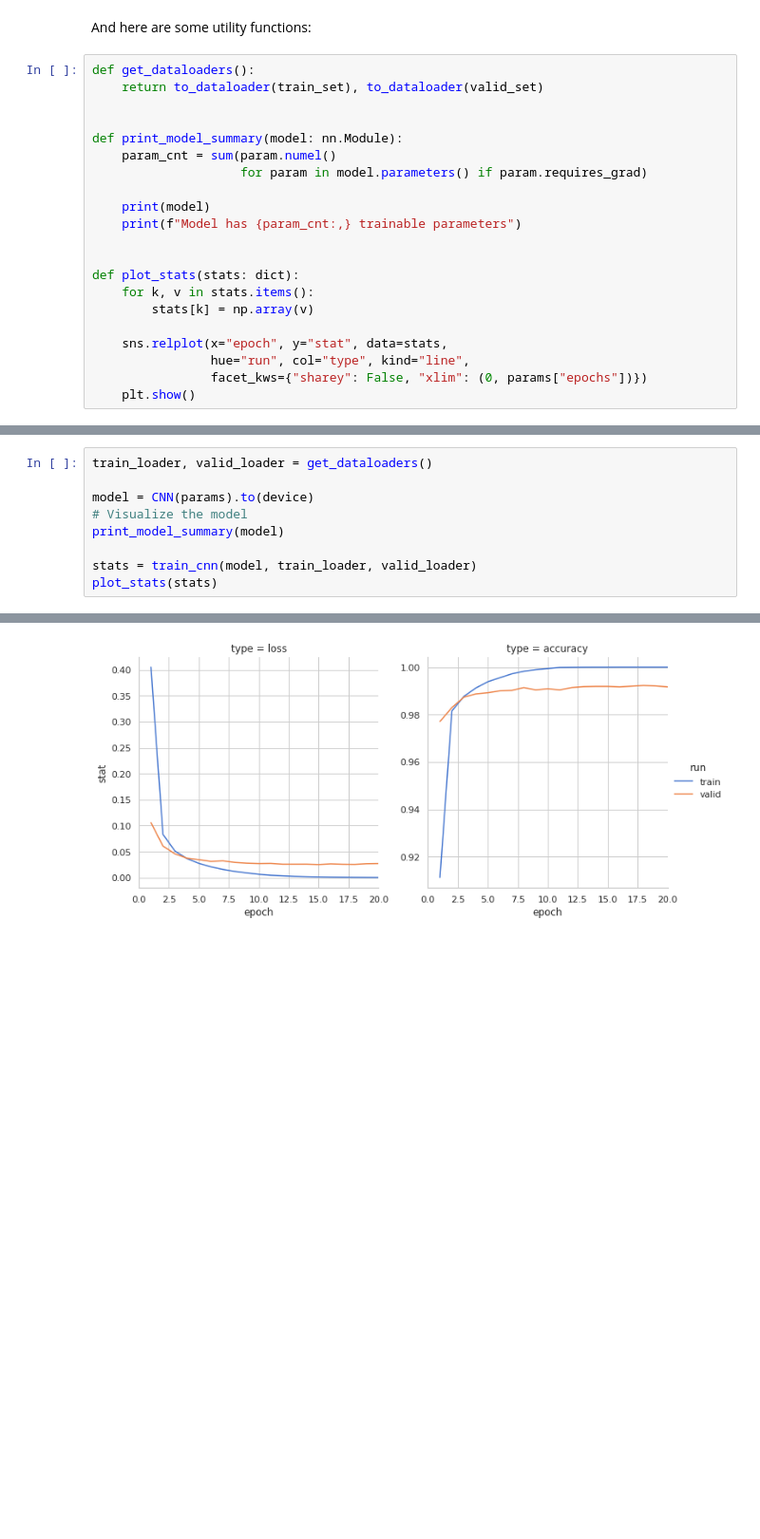
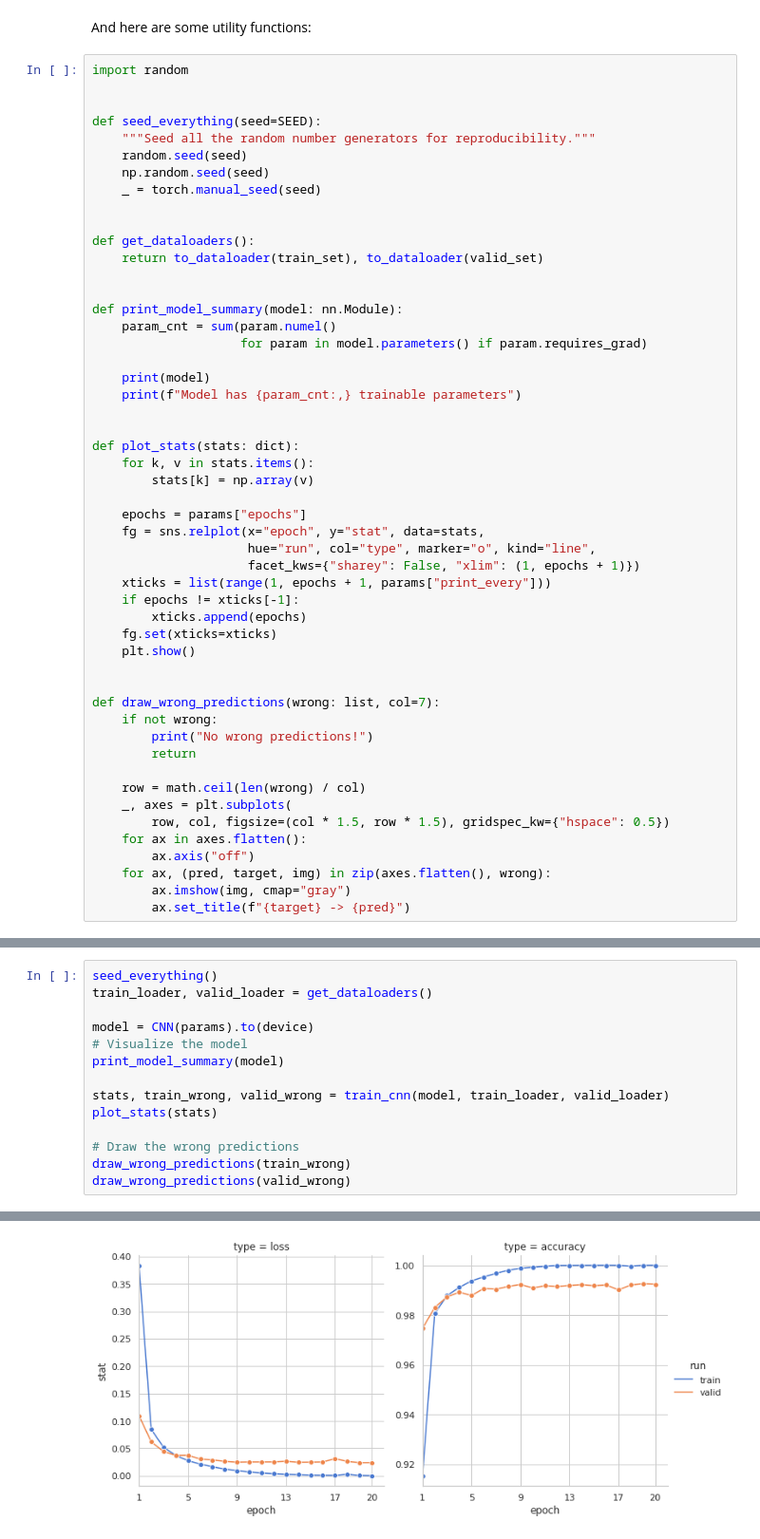
Before and after one commit to seoklab/ldld, a Jupyter notebook: notebooks/2-cnn.ipynb, the cells around one changed output, grey strips where cells are left out. Shown at 95% size. Saved outputs shown, nothing was run; the diff lists cells and outputs as text; blank space fills up the shorter version.

```diff
--- a/notebooks/2-cnn.ipynb
+++ b/notebooks/2-cnn.ipynb
@@ -360,6 +375,16 @@ def train_cnn(model: nn.Module,
 # %% [markdown]
 And here are some utility functions:
 # %%
+import random
+
+
+def seed_everything(seed=SEED):
+    """Seed all the random number generators for reproducibility."""
+    random.seed(seed)
+    np.random.seed(seed)
+    _ = torch.manual_seed(seed)
+
+
 def get_dataloaders():
     return to_dataloader(train_set), to_dataloader(valid_set)
 
@@ -376,10 +401,30 @@ def plot_stats(stats: dict):
     for k, v in stats.items():
         stats[k] = np.array(v)
 
-    sns.relplot(x="epoch", y="stat", data=stats,
-                hue="run", col="type", kind="line",
-                facet_kws={"sharey": False, "xlim": (0, params["epochs"])})
+    epochs = params["epochs"]
+    fg = sns.relplot(x="epoch", y="stat", data=stats,
+                     hue="run", col="type", marker="o", kind="line",
+                     facet_kws={"sharey": False, "xlim": (1, epochs + 1)})
+    xticks = list(range(1, epochs + 1, params["print_every"]))
+    if epochs != xticks[-1]:
+        xticks.append(epochs)
+    fg.set(xticks=xticks)
     plt.show()
+
+
+def draw_wrong_predictions(wrong: list, col=7):
+    if not wrong:
+        print("No wrong predictions!")
+        return
+
+    row = math.ceil(len(wrong) / col)
+    _, axes = plt.subplots(
+        row, col, figsize=(col * 1.5, row * 1.5), gridspec_kw={"hspace": 0.5})
+    for ax in axes.flatten():
+        ax.axis("off")
+    for ax, (pred, target, img) in zip(axes.flatten(), wrong):
+        ax.imshow(img, cmap="gray")
+        ax.set_title(f"{target} -> {pred}")
 # %% [markdown]
 ### Model training and hyperparameter optimization
 
@@ -390,12 +436,17 @@ found. Good luck!
 # %%
+seed_everything()
 train_loader, valid_loader = get_dataloaders()
 
 model = CNN(params).to(device)
 # Visualize the model
 print_model_summary(model)
 
-stats = train_cnn(model, train_loader, valid_loader)
+stats, train_wrong, valid_wrong = train_cnn(model, train_loader, valid_loader)
 plot_stats(stats)
+
+# Draw the wrong predictions
+draw_wrong_predictions(train_wrong)
+draw_wrong_predictions(valid_wrong)
 # %% [output]
 CNN(
   (activation): ReLU()
@@ -422 +473 @@ train_loss = 0.0004, train_accu = 100.00%, valid_loss = 0.0271, valid_accu = 99.
-[figure, old version]
+[figure, new version]
```
Also changed, not shown: parts of 5 cells of this notebook.
